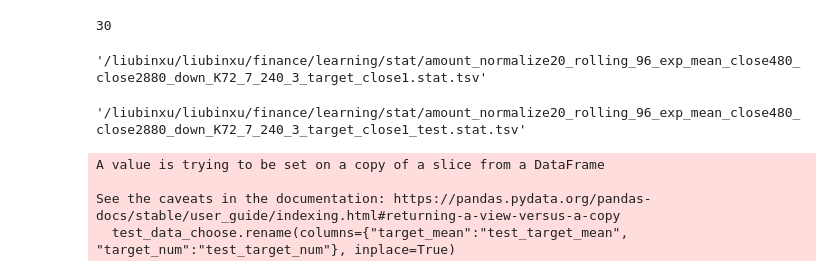
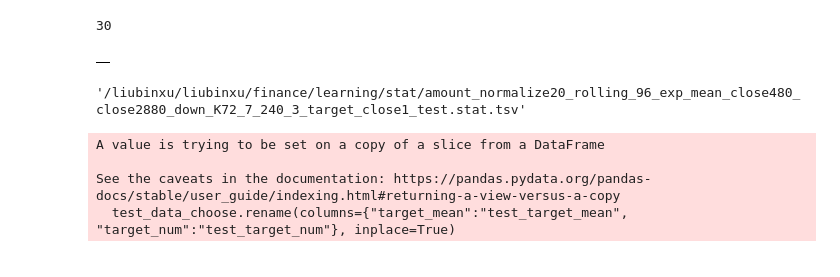
Before and after one commit to bensonlew/finance_learning, a Jupyter notebook: learn1/pip_loss_test.ipynb, the cells around one changed output. Saved outputs shown, nothing was run; the diff lists cells and outputs as text; code cells hidden in the pictures.

```diff
--- a/learn1/pip_loss_test.ipynb
+++ b/learn1/pip_loss_test.ipynb
@@ -14,9 +14,11 @@ data_files = glob.glob("/liubinxu/liubinxu/finance/learning/stat/amount_normaliz
 # %%
 data = pd.read_table(data_file, sep="\t", header=0)
 # %%
-data_file
+merge_df = pd.DataFrame()
+merge_dfdata
+merge_df
 # %% [output]
-'/liubinxu/liubinxu/finance/learning/stat/amount_normalize20_rolling_96_exp_mean_close480_close2880_down_K72_7_240_3_target_close1.stat.tsv'
+|  |
 # %%
 import os
 from matplotlib import pyplot as plt
```
Also changed, not shown: parts of 7 cells of this notebook, 2 other files.
